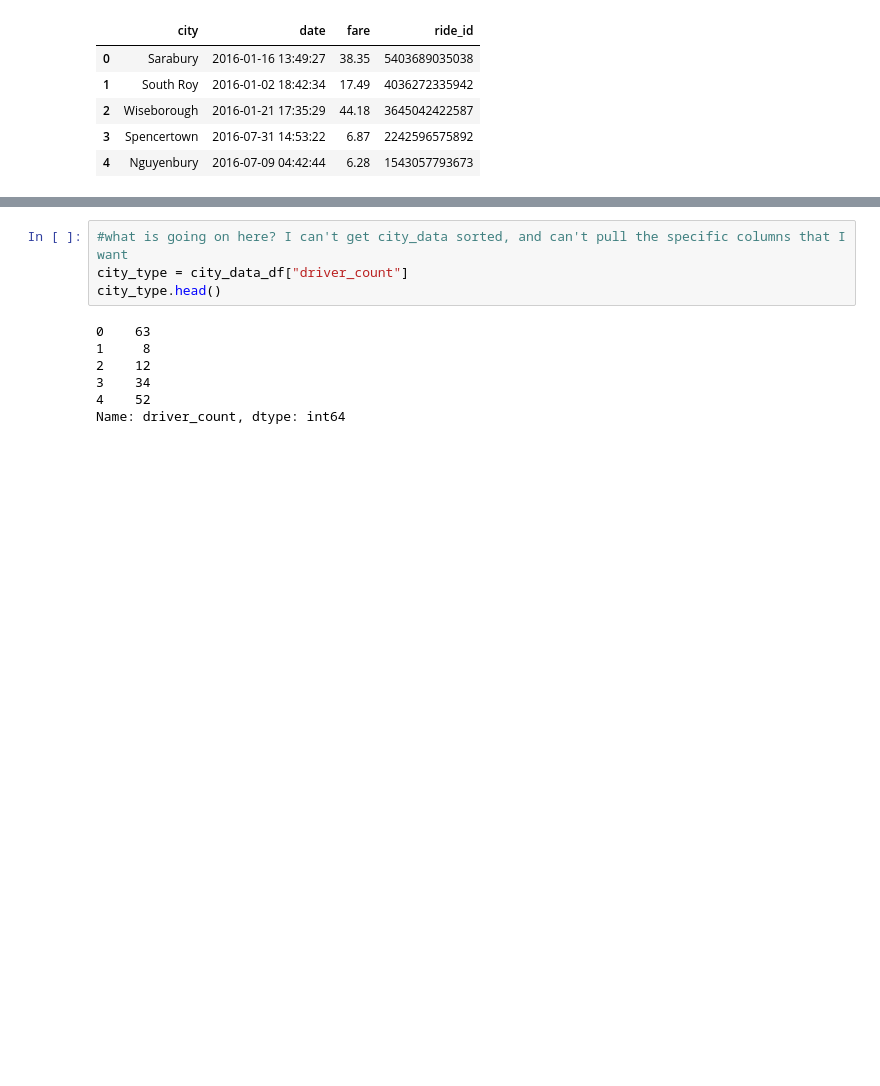
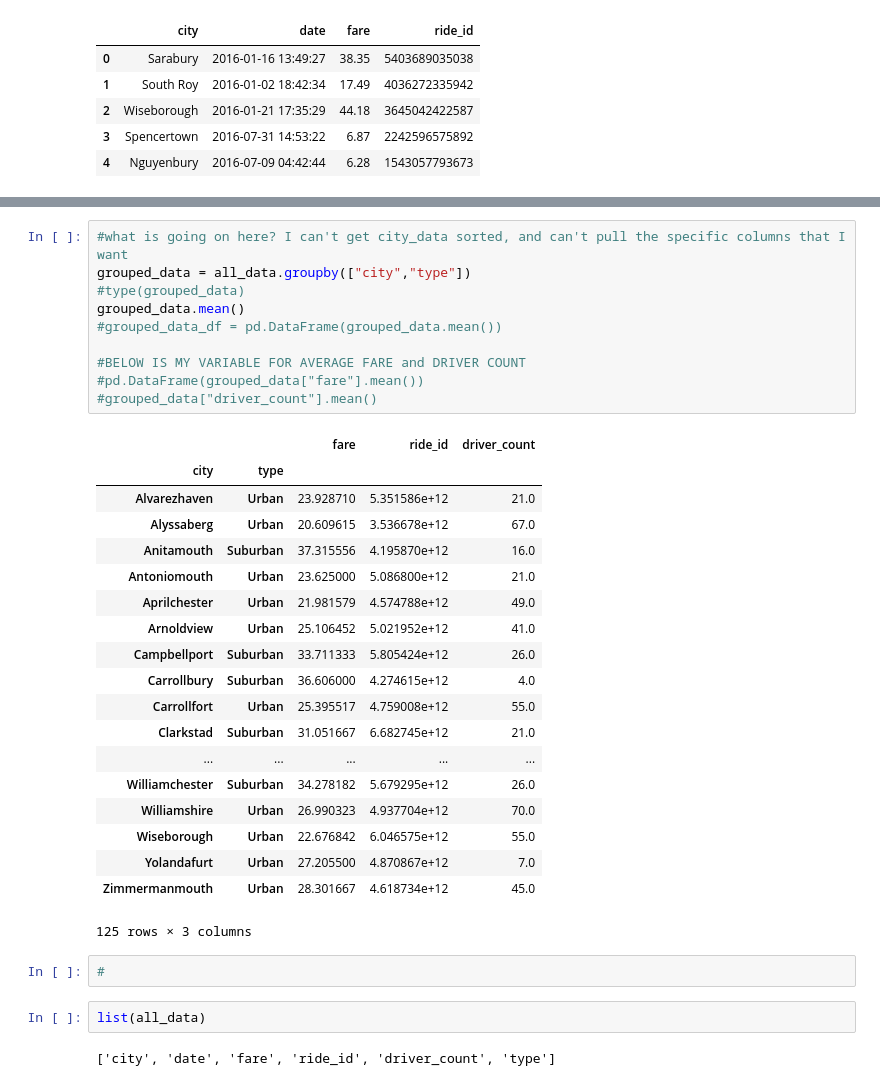
Before and after one commit to arnenewman11/python-challenge, a Jupyter notebook: Pyber/pyber_working_AN.ipynb, the cells around one changed output, grey strips where cells are left out. Saved outputs shown, nothing was run; the diff lists cells and outputs as text; blank space fills up the shorter version.

```diff
--- a/Pyber/pyber_working_AN.ipynb
+++ b/Pyber/pyber_working_AN.ipynb
@@ -102,11 +128,36 @@ Name: driver_count, dtype: float64
 # %%
 #what is going on here? I can't get city_data sorted, and can't pull the specific columns that I want
-city_type = city_data_df["driver_count"]
-city_type.head()
+grouped_data = all_data.groupby(["city","type"])
+#type(grouped_data)
+grouped_data.mean()
+#grouped_data_df = pd.DataFrame(grouped_data.mean())
+
+#BELOW IS MY VARIABLE FOR AVERAGE FARE and DRIVER COUNT
+#pd.DataFrame(grouped_data["fare"].mean())
+#grouped_data["driver_count"].mean()
 # %% [output]
+|  |  | fare | ride_id | driver_count |
+| city | type |  |  |  |
+| Alvarezhaven | Urban | 23.928710 | 5.351586e+12 | 21.0 |
+| Alyssaberg | Urban | 20.609615 | 3.536678e+12 | 67.0 |
+| Anitamouth | Suburban | 37.315556 | 4.195870e+12 | 16.0 |
+| Antoniomouth | Urban | 23.625000 | 5.086800e+12 | 21.0 |
+| Aprilchester | Urban | 21.981579 | 4.574788e+12 | 49.0 |
+| Arnoldview | Urban | 25.106452 | 5.021952e+12 | 41.0 |
+| Campbellport | Suburban | 33.711333 | 5.805424e+12 | 26.0 |
+| Carrollbury | Suburban | 36.606000 | 4.274615e+12 | 4.0 |
+| Carrollfort | Urban | 25.395517 | 4.759008e+12 | 55.0 |
+| Clarkstad | Suburban | 31.051667 | 6.682745e+12 | 21.0 |
+| ... | ... | ... | ... | ... |
+| Williamchester | Suburban | 34.278182 | 5.679295e+12 | 26.0 |
+| Williamshire | Urban | 26.990323 | 4.937704e+12 | 70.0 |
+| Wiseborough | Urban | 22.676842 | 6.046575e+12 | 55.0 |
+| Yolandafurt | Urban | 27.205500 | 4.870867e+12 | 7.0 |
+| Zimmermanmouth | Urban | 28.301667 | 4.618734e+12 | 45.0 |
-0    63
-1     8
-2    12
-3    34
-4    52
-Name: driver_count, dtype: int64
+125 rows × 3 columns
+# %%
+#
+# %%
+list(all_data)
+# %% [output]
+['city', 'date', 'fare', 'ride_id', 'driver_count', 'type']
```
Also changed, not shown: parts of 8 cells of this notebook.
